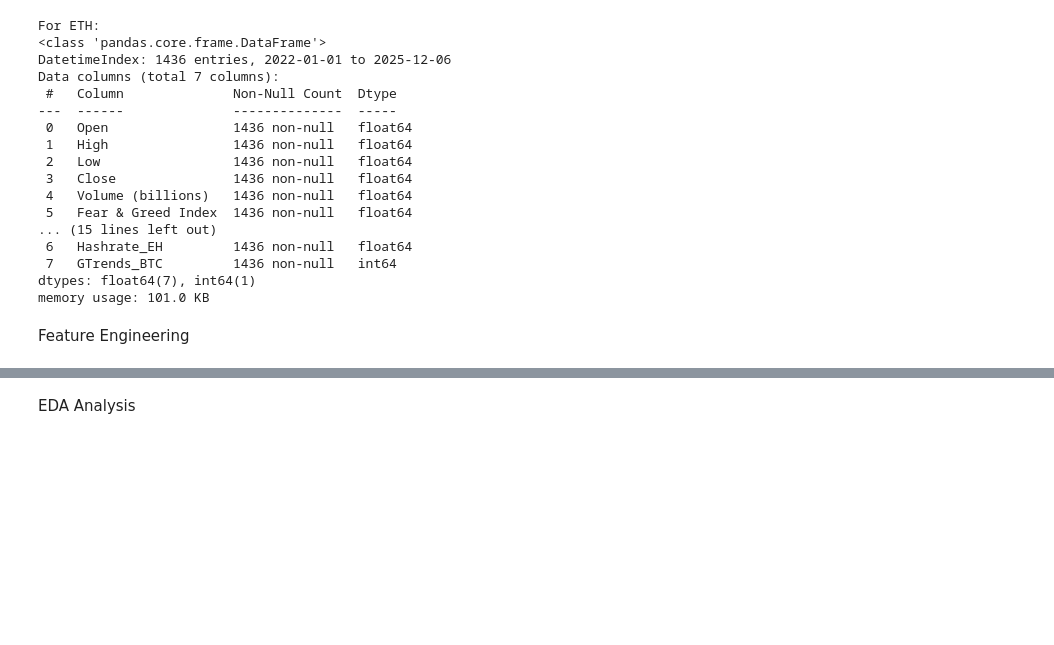
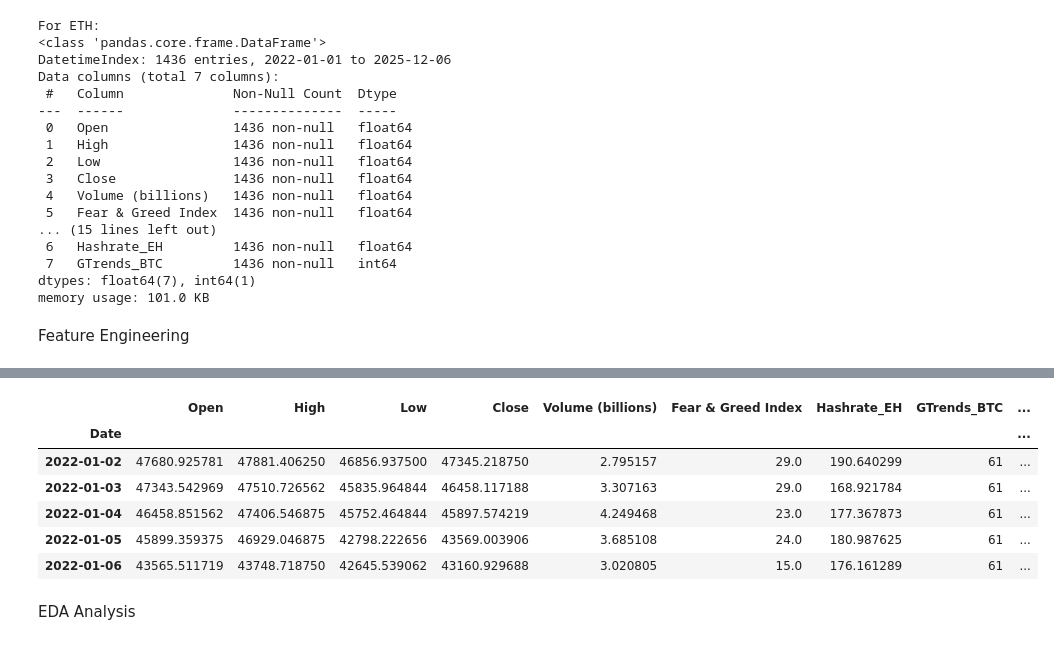
Before and after one commit to Kebinging/DSC101, a Jupyter notebook: BTCnETH Data Collection.ipynb, the cells around one changed output, grey strips where cells are left out. Cells and saved outputs as stored; diff of their text form; code cells hidden in the pictures; blank space fills up the shorter version.

```diff
--- a/BTCnETH Data Collection.ipynb
+++ b/BTCnETH Data Collection.ipynb
@@ -324,11 +391,20 @@ df_eth.dropna(inplace=True)
 # %%
 df_btc = df_combined_daily_btc.copy()
 
 df_btc['Direction'] = (
     df_btc['Close'].shift(-1) > df_btc['Close']
 ).astype(int)
 
 df_btc.dropna(inplace=True)
+df_btc.head()
+# %% [output]
+|  | Open | High | Low | Close | Volume (billions) | Fear & Greed Index | Hashrate_EH | GTrends_BTC | ... |
+| Date |  |  |  |  |  |  |  |  | ... |
+| 2022-01-02 | 47680.925781 | 47881.406250 | 46856.937500 | 47345.218750 | 2.795157 | 29.0 | 190.640299 | 61 | ... |
+| 2022-01-03 | 47343.542969 | 47510.726562 | 45835.964844 | 46458.117188 | 3.307163 | 29.0 | 168.921784 | 61 | ... |
+| 2022-01-04 | 46458.851562 | 47406.546875 | 45752.464844 | 45897.574219 | 4.249468 | 23.0 | 177.367873 | 61 | ... |
+| 2022-01-05 | 45899.359375 | 46929.046875 | 42798.222656 | 43569.003906 | 3.685108 | 24.0 | 180.987625 | 61 | ... |
+| 2022-01-06 | 43565.511719 | 43748.718750 | 42645.539062 | 43160.929688 | 3.020805 | 15.0 | 176.161289 | 61 | ... |
 # %% [markdown]
 EDA Analysis
 # %%
```
Also changed, not shown: parts of 18 cells of this notebook, 2 other files.
